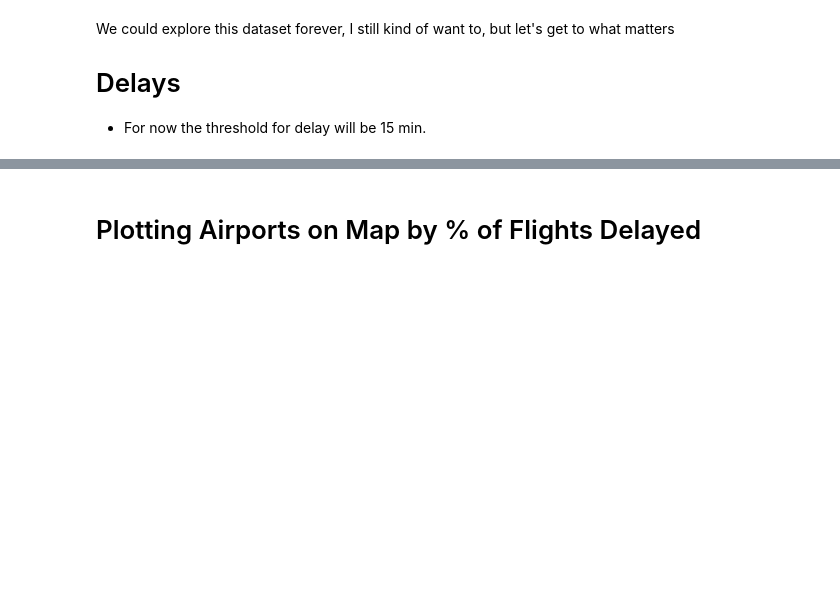
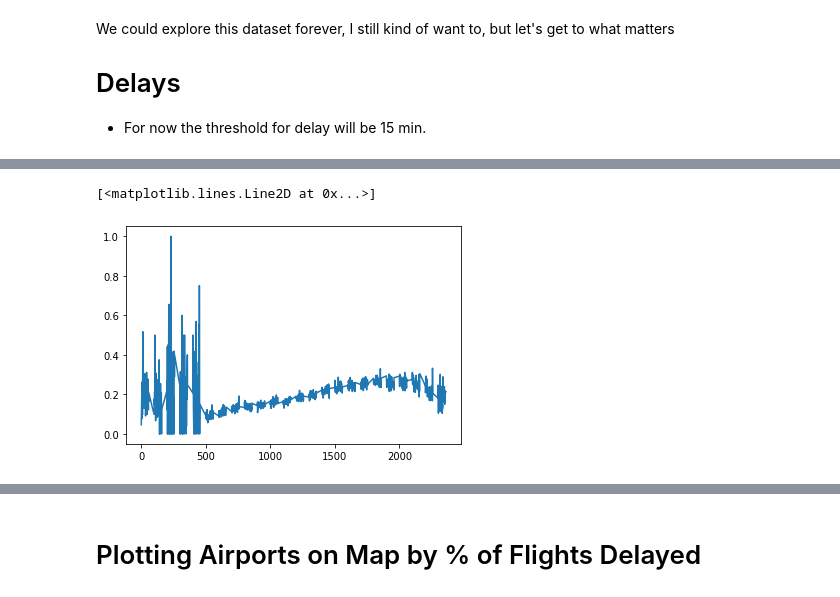
Before and after one commit to ricardozacarias/flight-delays, a Jupyter notebook: 2019-flights-eda.ipynb, the cells around one changed output, grey strips where cells are left out. Drawn from its saved outputs; the diff is of its cells as text; code cells hidden in the pictures; blank space fills up the shorter version.

```diff
--- a/2019-flights-eda.ipynb
+++ b/2019-flights-eda.ipynb
@@ -221,0 +249,4 @@ We could explore this dataset forever, I still kind of want to, but let's get to
+# %%
+# Delays by day of the week
+delays_by_day_of_week = flights.pivot_table(index=['CRSDepTime'], aggfunc={'delay_off': lambda x: np.sum(x)/len(x)}).reset_index()
+delays_by_day_of_week
@@ -222,3 +267,8 @@ We could explore this dataset forever, I still kind of want to, but let's get to
+# %%
+plt.plot(delays_by_day_of_week.CRSDepTime, delays_by_day_of_week.delay_off)
+# %% [output]
+[<matplotlib.lines.Line2D at 0x...>]
+[figure, added]
 # %%
 # departure and arrival delays (> threshold)
 delay_threshold = 15
```
Also changed, not shown: parts of 36 cells of this notebook, 1 other file.
